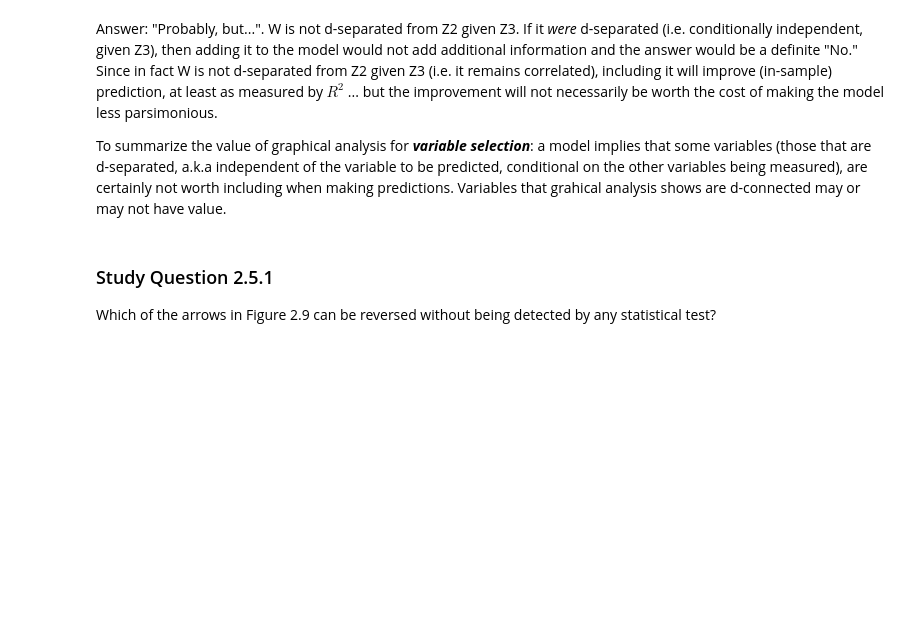
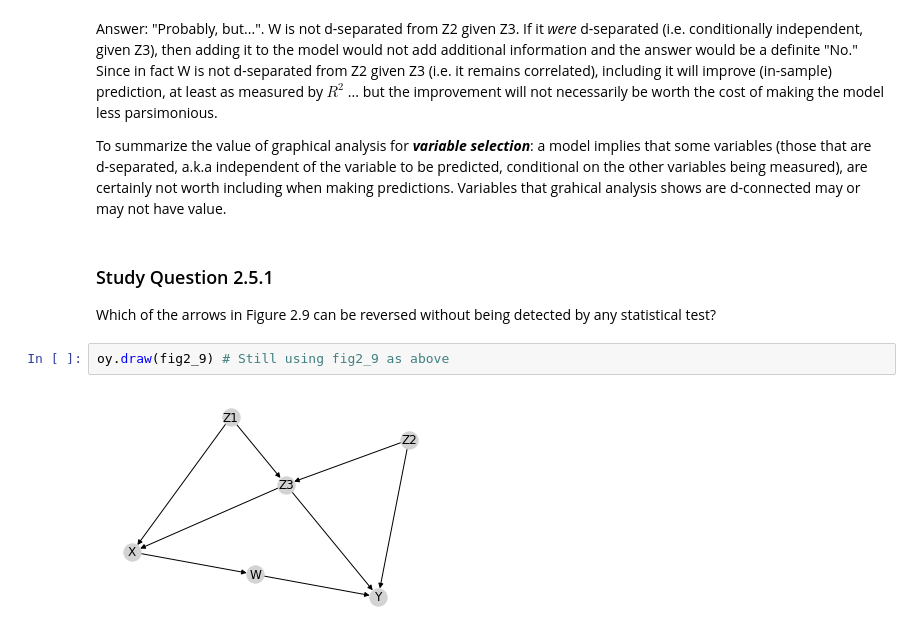
Before and after one commit to BrennanBarker/oyster, a Jupyter notebook: primer_study_questions.ipynb, the cells around one changed output. Drawn from its saved outputs; the diff is of its cells as text; blank space fills up the shorter version.

```diff
--- a/primer_study_questions.ipynb
+++ b/primer_study_questions.ipynb
@@ -445,3 +445,7 @@ To summarize the value of graphical analysis for ***variable selection***: a mod
 ### Study Question 2.5.1 <a id="sq251"></a>
 
 Which of the arrows in Figure 2.9 can be reversed without being detected by any statistical test?
+# %%
+oy.draw(fig2_9) # Still using fig2_9 as above
+# %% [output]
+[figure, added]
```
Also changed, not shown: parts of 21 cells of this notebook.
